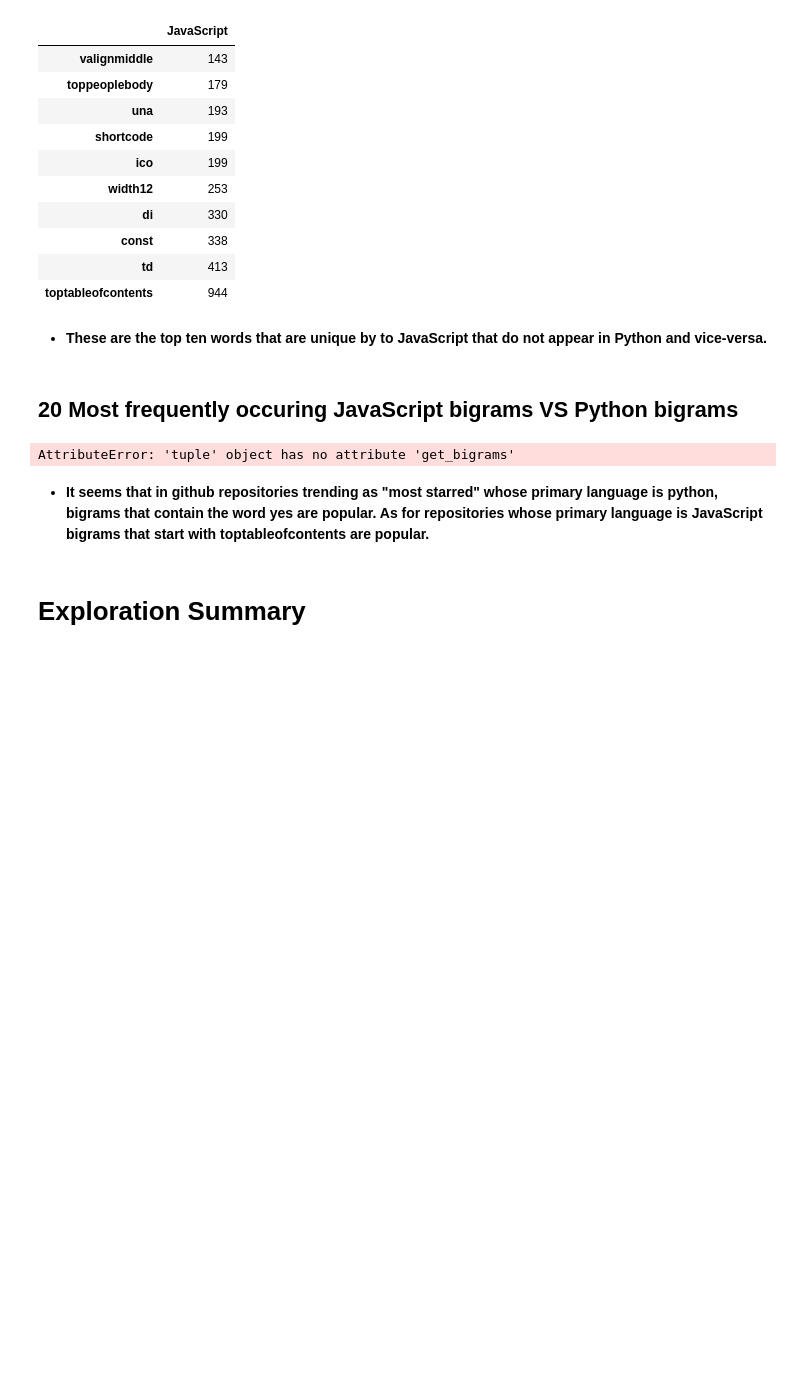
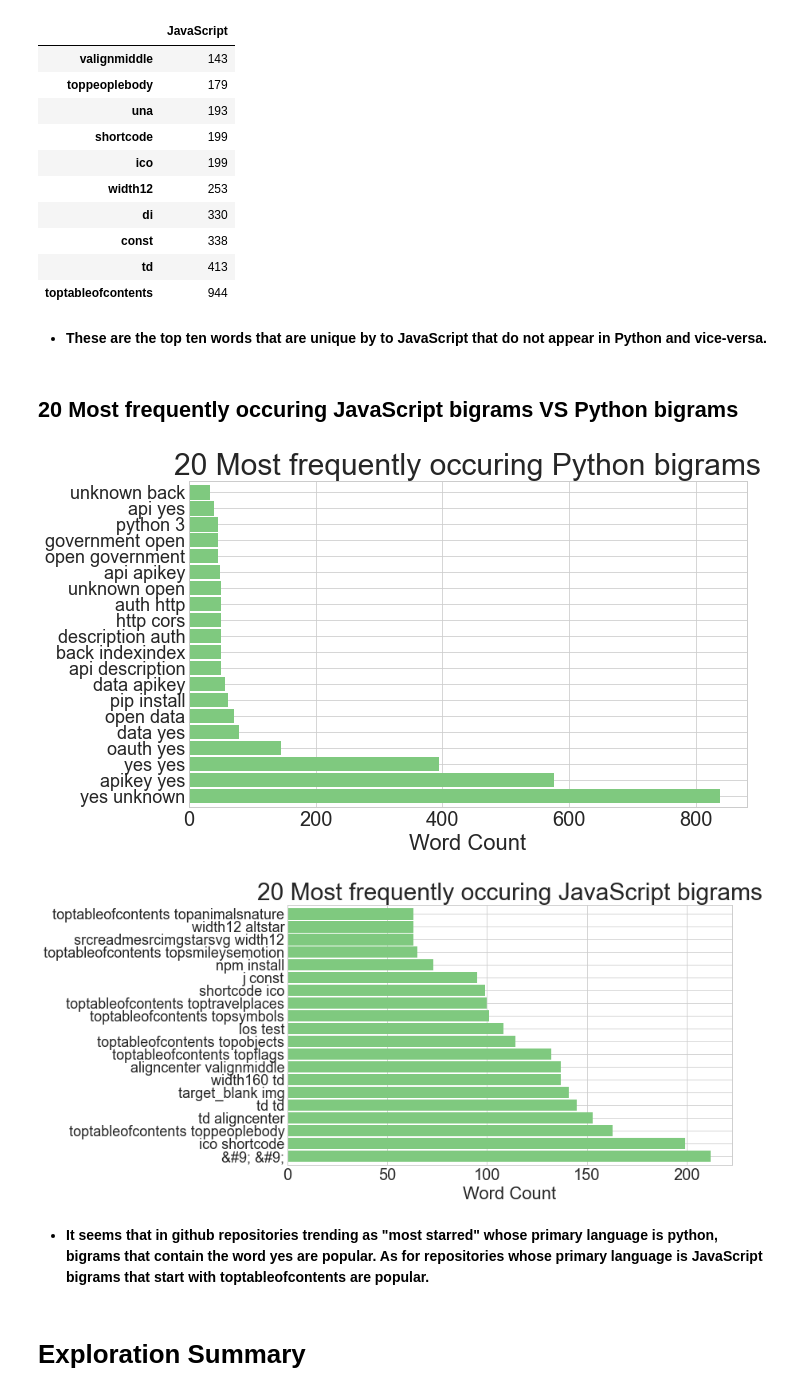
Before and after one commit to NLP-Project-Burton-Yuvia-Yvette/NLP-Project, a Jupyter notebook: Final_Report_NLP_Project.ipynb, the cells around one changed output. Saved outputs shown, nothing was run; the diff lists cells and outputs as text; code cells hidden in the pictures; blank space fills up the shorter version.

```diff
--- a/Final_Report_NLP_Project.ipynb
+++ b/Final_Report_NLP_Project.ipynb
@@ -246,14 +205,53 @@ e = e.get_unique_words(word_counts)
 * **These are the top ten words that are unique by to JavaScript that do not appear in Python and vice-versa.**
 # %% [markdown]
 ## 20 Most frequently occuring JavaScript bigrams VS Python bigrams
-# %%
-# create bigrams
-e.get_bigrams(python_words,2)
-e.get_bigrams(javaScript_words,2)
-# Obtain Viz
-e.get_bigrams_graphs(python_words, javaScript_words)
-# %% [output]
-AttributeError: 'tuple' object has no attribute 'get_bigrams'
+# %%
+import nltk
+def get_bigrams_graphs(python_words, javaScript_words):
+
+    top_20_Python_bigrams = (pd.Series(nltk.ngrams(python_words, 2))
+                          .value_counts()
+                          .head(20))
+
+    top_20_Python_bigrams.head()
+
+    top_20_Python_bigrams.sort_values(ascending=False).plot.barh(colormap='Accent', width=.9, figsize=(10, 6))
+
+    plt.title('20 Most frequently occuring Python bigrams',fontsize =30)
+    plt.ylabel('')
+    plt.xlabel('Word Count')
+
+    # make the labels
+    ticks, _ = plt.yticks()
+    labels = top_20_Python_bigrams.reset_index()['index'].apply(lambda t: t[0] + ' ' + t[1])
+    _ = plt.yticks(ticks, labels)
+    plt.xticks(fontsize=20)
+    plt.yticks(fontsize=18)
+    plt.show()
+
+
+    top_20_JavaScript_bigrams = (pd.Series(nltk.ngrams(javaScript_words, 2))
+                          .value_counts()
+                          .head(20))
+    top_20_JavaScript_bigrams.sort_values(ascending=False).plot.barh(colormap='Accent', width=.9, figsize=(10, 6))
+
+    plt.title('20 Most frequently occuring JavaScript bigrams',fontsize =30)
+    plt.ylabel('')
+    plt.xlabel('Word Count')
+
+    # make the labels
+    ticks, _ = plt.yticks()
+    labels = top_20_JavaScript_bigrams.reset_index()['index'].apply(lambda t: t[0] + ' ' + t[1])
+    _ = plt.yticks(ticks, labels)
+    plt.xticks(fontsize=20)
+    plt.yticks(fontsize=18)
+    plt.show()
+# %%
+# Obtain Viz
+get_bigrams_graphs(python_words, javaScript_words)
+# %% [output]
+[figure, added]
+[figure, added]
 # %% [markdown]
 * **It seems that in github repositories trending as "most starred" whose primary language is python, bigrams that contain the word yes are popular. As for repositories whose primary language is JavaScript bigrams that start with toptableofcontents are popular.**
 # %% [markdown]
```
Also changed, not shown: parts of 25 cells of this notebook.
